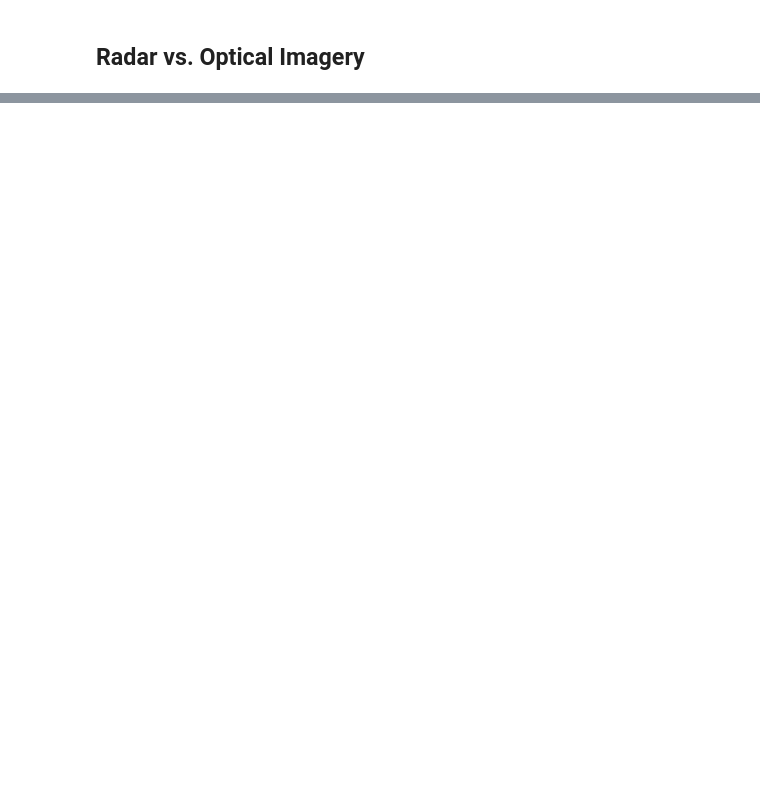
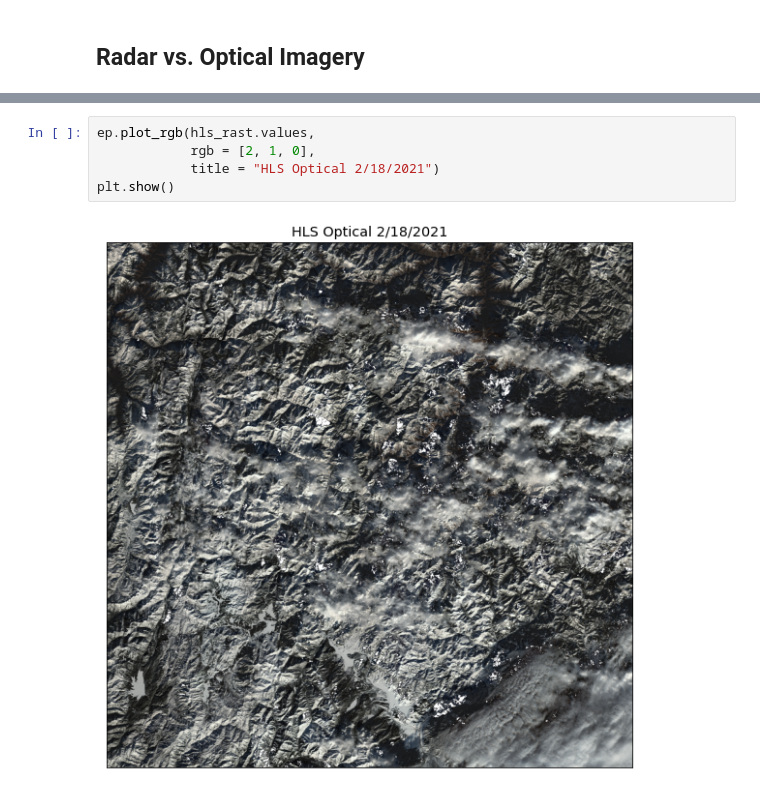
Before and after one commit to snowex-hackweek/website-2022, a Jupyter notebook: book/tutorials/sar/uavsar_2022.ipynb, the cells around one changed output, grey strips where cells are left out. Drawn from its saved outputs; the diff is of its cells as text; blank space fills up the shorter version.

```diff
--- a/book/tutorials/sar/uavsar_2022.ipynb
+++ b/book/tutorials/sar/uavsar_2022.ipynb
@@ -230,0 +259,7 @@ plt.rcParams.update({'font.size': 12}) # change font back to normal
+# %%
+ep.plot_rgb(hls_rast.values,
+            rgb = [2, 1, 0],
+            title = "HLS Optical 2/18/2021")
+plt.show()
+# %% [output]
+[figure, added]
```
Also changed, not shown: parts of 10 cells of this notebook.
